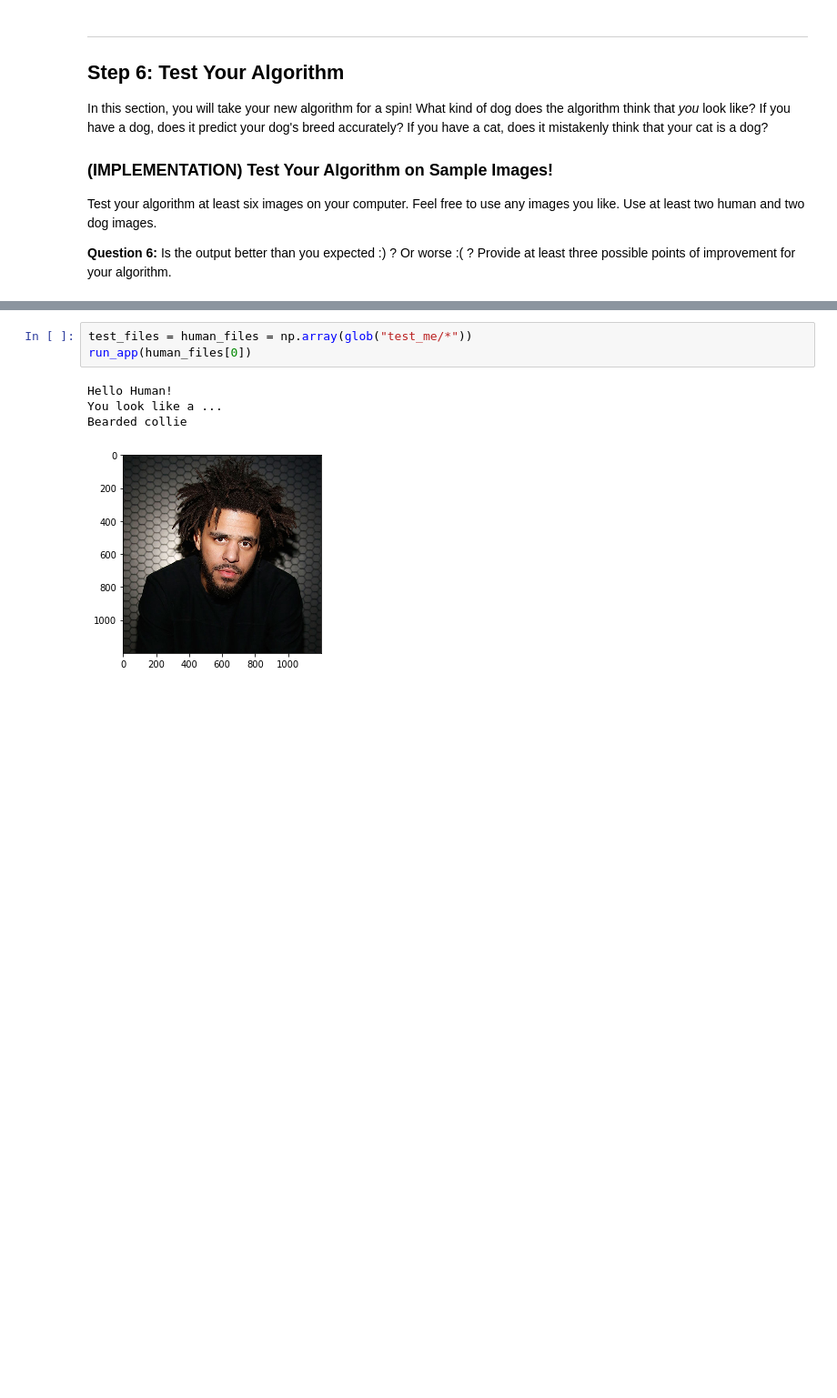
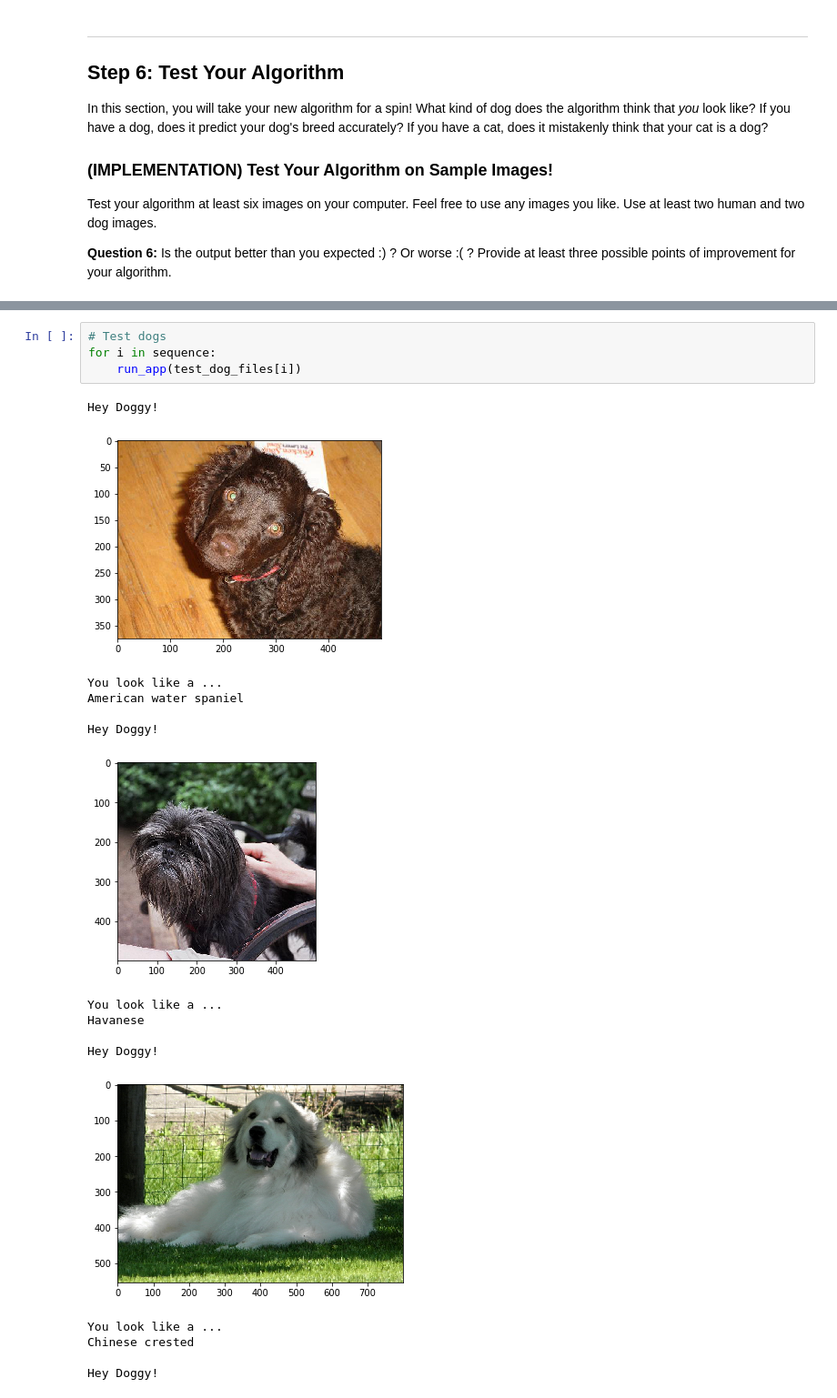
Before and after one commit to xurror/dog_breed_classifier, a Jupyter notebook: dog_app.ipynb, the cells around one changed output, grey strips where cells are left out. Shown at 91% size. Saved outputs shown, nothing was run; the diff lists cells and outputs as text; blank space fills up the shorter version.

```diff
--- a/dog_app.ipynb
+++ b/dog_app.ipynb
@@ -816,8 +867,21 @@ Dogue de bordeaux
-# %%
-test_files = human_files = np.array(glob("test_me/*"))
-run_app(human_files[0])
-# %% [output]
-Hello Human!
-You look like a ...
-Bearded collie
-[figure, removed]
+# %%
+# Test dogs
+for i in sequence:
+    run_app(test_dog_files[i])
+# %% [output]
+Hey Doggy!
+[figure, added]
+You look like a ...
+American water spaniel
+
+Hey Doggy!
+[figure, added]
+You look like a ...
+Havanese
+
+Hey Doggy!
+[figure, added]
+You look like a ...
+Chinese crested
+
+Hey Doggy!
```
Also changed, not shown: parts of 12 cells of this notebook, 1 other file.
